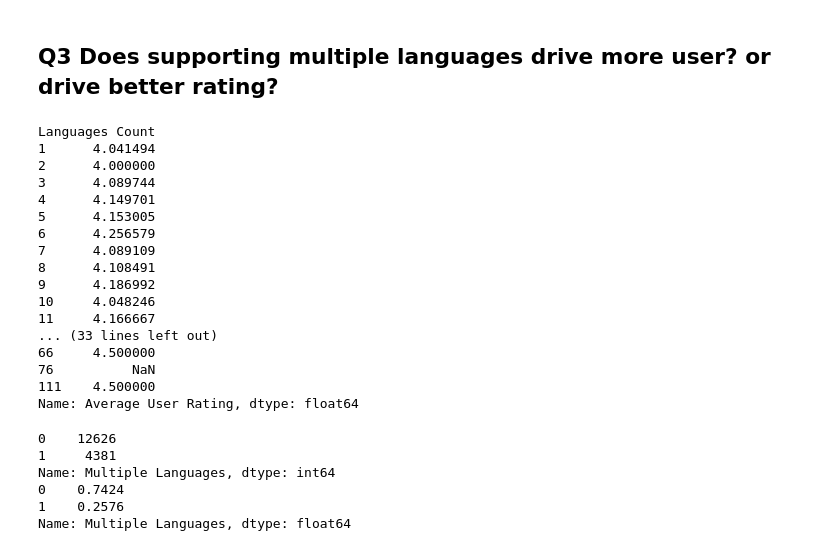
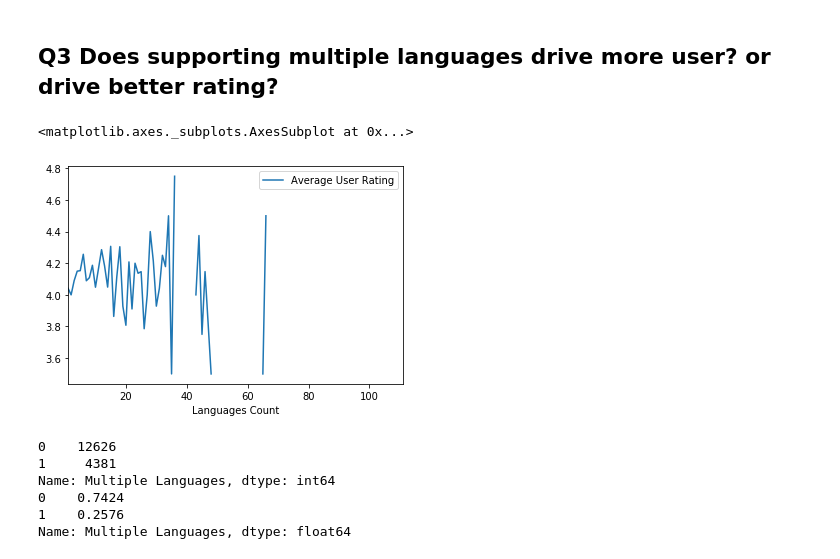
Before and after one commit to SamuelFolledo/DS1.1-Data-Analysis-And-Visualization, a Jupyter notebook: FinalProject/Mobile Strategy Games Analysis.ipynb, the cells around one changed output. Drawn from its saved outputs; the diff is of its cells as text; code cells hidden in the pictures.

```diff
--- a/FinalProject/Mobile Strategy Games Analysis.ipynb
+++ b/FinalProject/Mobile Strategy Games Analysis.ipynb
@@ -289,37 +300,22 @@ df[(df['Price'] > 5)]['Average User Rating'].plot(kind='kde') #red
 # %%
 FILEPATH = "appstore_games.csv"
 df = pd.read_csv(FILEPATH,
                  na_values = ['#ERROR!', "nan", "NaN", "Nan", "NA"], encoding="utf-8"
                 )
 
 def count_languages_supported(languages):
     '''takes languages supported, create a list separated by , and returns the length of the list'''
     if type(languages) != str: #make sure it is a string
         return 1
     languages_list = languages.split(", ")
     return len(languages_list)
 
 df["Languages Count"] = df.apply(lambda row: int(count_languages_supported(row["Languages"])), axis=1)
 df["Languages Count"].value_counts()
-df.groupby(['Languages Count'])['Average User Rating'].mean()
+df.groupby(['Languages Count'])['Average User Rating'].mean().plot(legend=True)
 # %% [output]
-Languages Count
-1      4.041494
-2      4.000000
-3      4.089744
-4      4.149701
-5      4.153005
-6      4.256579
-7      4.089109
-8      4.108491
-9      4.186992
-10     4.048246
-11     4.166667
-... (33 lines left out)
-66     4.500000
-76          NaN
-111    4.500000
-Name: Average User Rating, dtype: float64
+<matplotlib.axes._subplots.AxesSubplot at 0x...>
+[figure, added]
 # %%
 FILEPATH = "appstore_games.csv"
 df = pd.read_csv(FILEPATH, na_values = ['#ERROR!', "nan", "NaN", "Nan", "NA"], encoding="utf-8")
```
Also changed, not shown: parts of 13 cells of this notebook.
